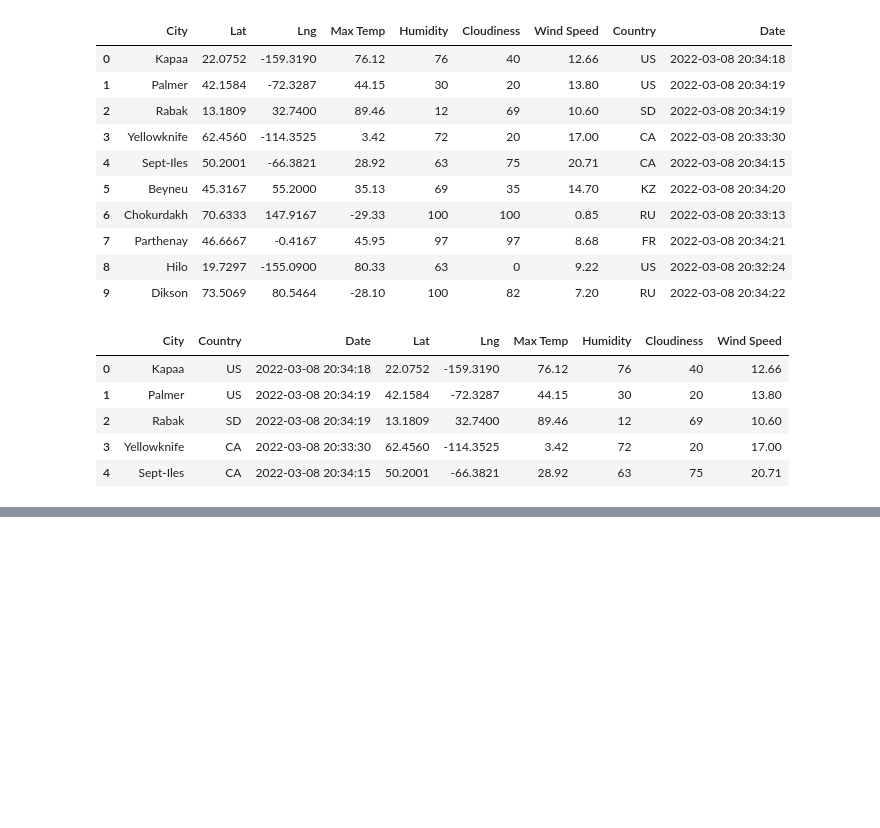
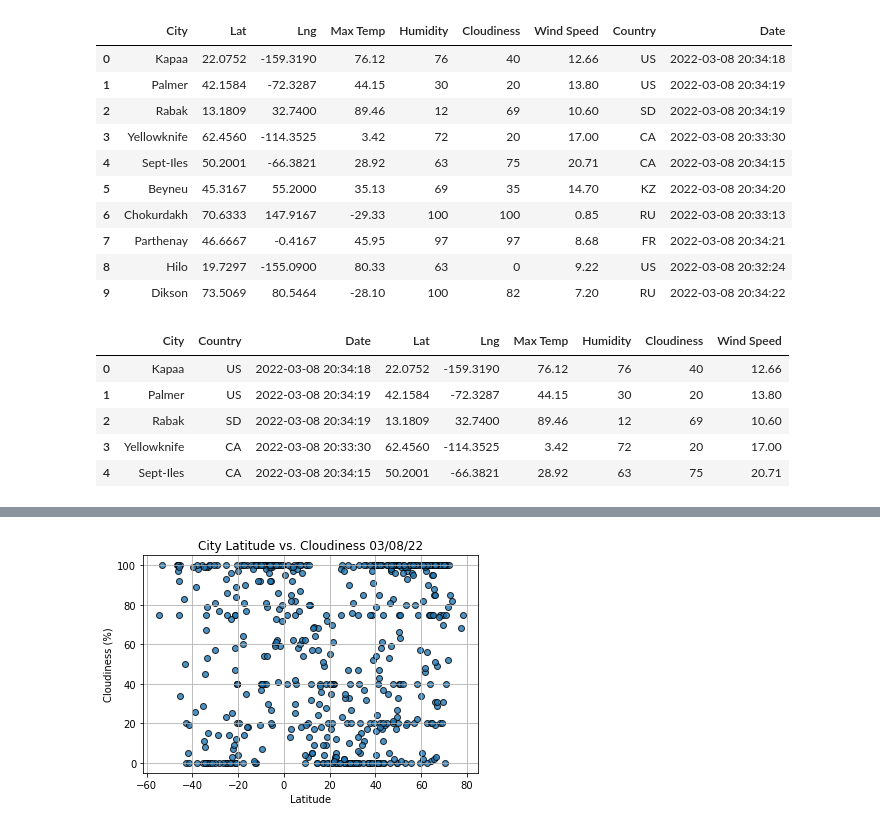
Before and after one commit to jenamis/world-weather-analysis, a Jupyter notebook: WeatherPy.ipynb, the cells around one changed output, grey strips where cells are left out. Cells and saved outputs as stored; diff of their text form; code cells hidden in the pictures; blank space fills up the shorter version.

```diff
--- a/WeatherPy.ipynb
+++ b/WeatherPy.ipynb
@@ -174,0 +216,17 @@ city_data_df.to_csv(output_data_file, index_label = "City_ID")
+# %%
+# Build scatterplot for latitude vs. cloudiness
+plt.scatter(lats, cloudiness, edgecolor = "black", linewidths = 1, marker = "o", alpha = 0.8, label = "Cities")
+
+# Add other graph formatting
+plt.title(f"City Latitude vs. Cloudiness " + time.strftime("%x"))
+plt.ylabel("Cloudiness (%)")
+plt.xlabel("Latitude")
+plt.grid(True)
+
+# Save figure
+plt.savefig("Weather_Data/Fig3.png")
+
+# Show plot
+plt.show()
+# %% [output]
+[figure, added]
```
Also changed, not shown: parts of 5 cells of this notebook, 4 other files.
